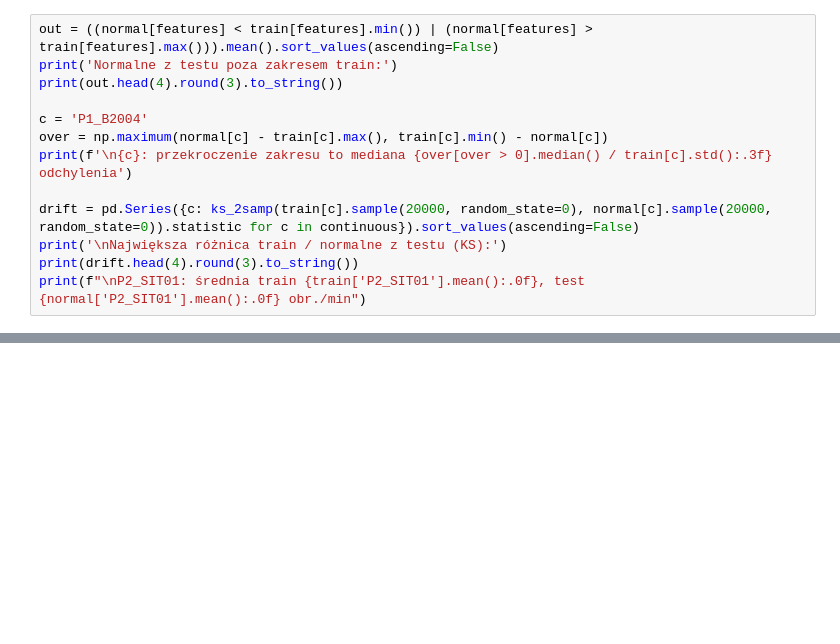
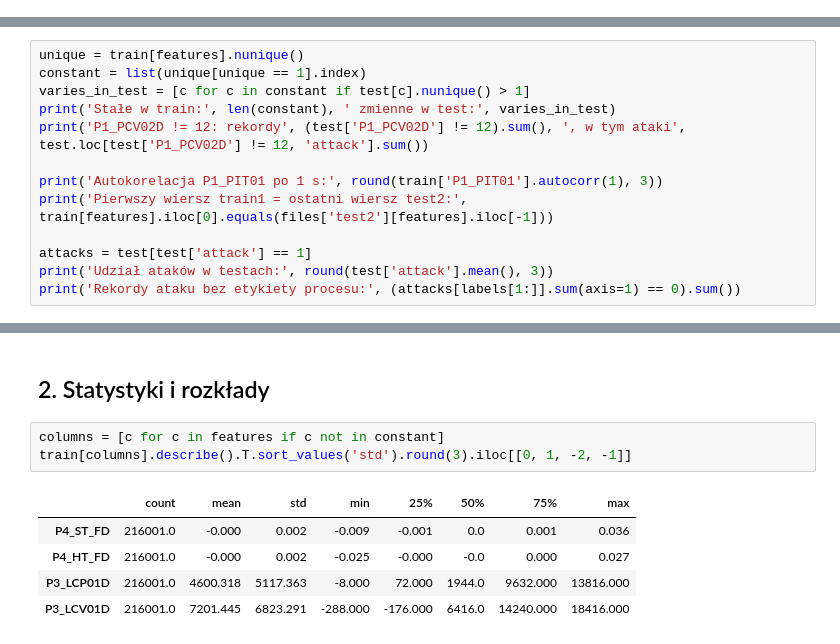
Before and after one commit to ASI-PJATK-PK/ai_project_s28129, a Jupyter notebook: notebooks/EDA_s28129.ipynb, the cells around one changed output, grey strips where cells are left out. Cells and saved outputs as stored; diff of their text form; blank space fills up the shorter version.

```diff
--- a/notebooks/EDA_s28129.ipynb
+++ b/notebooks/EDA_s28129.ipynb
@@ -452,13 +0,0 @@ Model ma uznać za normalne to, co widział w treningu, więc sprawdzamy, czy no
-# %%
-out = ((normal[features] < train[features].min()) | (normal[features] > train[features].max())).mean().sort_values(ascending=False)
-print('Normalne z testu poza zakresem train:')
-print(out.head(4).round(3).to_string())
-
-c = 'P1_B2004'
-over = np.maximum(normal[c] - train[c].max(), train[c].min() - normal[c])
-print(f'\n{c}: przekroczenie zakresu to mediana {over[over > 0].median() / train[c].std():.3f} odchylenia')
-
-drift = pd.Series({c: ks_2samp(train[c].sample(20000, random_state=0), normal[c].sample(20000, random_state=0)).statistic for c in continuous}).sort_values(ascending=False)
-print('\nNajwiększa różnica train / normalne z testu (KS):')
-print(drift.head(4).round(3).to_string())
-print(f"\nP2_SIT01: średnia train {train['P2_SIT01'].mean():.0f}, test {normal['P2_SIT01'].mean():.0f} obr./min")
@@ -546,0 +46,13 @@ Po decyzjach zostaje 56 cech: 79 − 19 stałych − 3 stałe w train − `P4_ST
+# %%
+unique = train[features].nunique()
+constant = list(unique[unique == 1].index)
+varies_in_test = [c for c in constant if test[c].nunique() > 1]
+print('Stałe w train:', len(constant), ' zmienne w test:', varies_in_test)
+print('P1_PCV02D != 12: rekordy', (test['P1_PCV02D'] != 12).sum(), ', w tym ataki', test.loc[test['P1_PCV02D'] != 12, 'attack'].sum())
+
+print('Autokorelacja P1_PIT01 po 1 s:', round(train['P1_PIT01'].autocorr(1), 3))
+print('Pierwszy wiersz train1 = ostatni wiersz test2:', train[features].iloc[0].equals(files['test2'][features].iloc[-1]))
+
+attacks = test[test['attack'] == 1]
+print('Udział ataków w testach:', round(test['attack'].mean(), 3))
+print('Rekordy ataku bez etykiety procesu:', (attacks[labels[1:]].sum(axis=1) == 0).sum())
@@ -546,0 +73,11 @@ Po decyzjach zostaje 56 cech: 79 − 19 stałych − 3 stałe w train − `P4_ST
+# %% [markdown]
+## 2. Statystyki i rozkłady
+# %%
+columns = [c for c in features if c not in constant]
+train[columns].describe().T.sort_values('std').round(3).iloc[[0, 1, -2, -1]]
+# %% [output]
+|  | count | mean | std | min | 25% | 50% | 75% | max |
+| P4_ST_FD | 216001.0 | -0.000 | 0.002 | -0.009 | -0.001 | 0.0 | 0.001 | 0.036 |
+| P4_HT_FD | 216001.0 | -0.000 | 0.002 | -0.025 | -0.000 | -0.0 | 0.000 | 0.027 |
+| P3_LCP01D | 216001.0 | 4600.318 | 5117.363 | -8.000 | 72.000 | 1944.0 | 9632.000 | 13816.000 |
+| P3_LCV01D | 216001.0 | 7201.445 | 6823.291 | -288.000 | -176.000 | 6416.0 | 14240.000 | 18416.000 |
```
Also changed, not shown: parts of 59 cells of this notebook, 1 other file.
